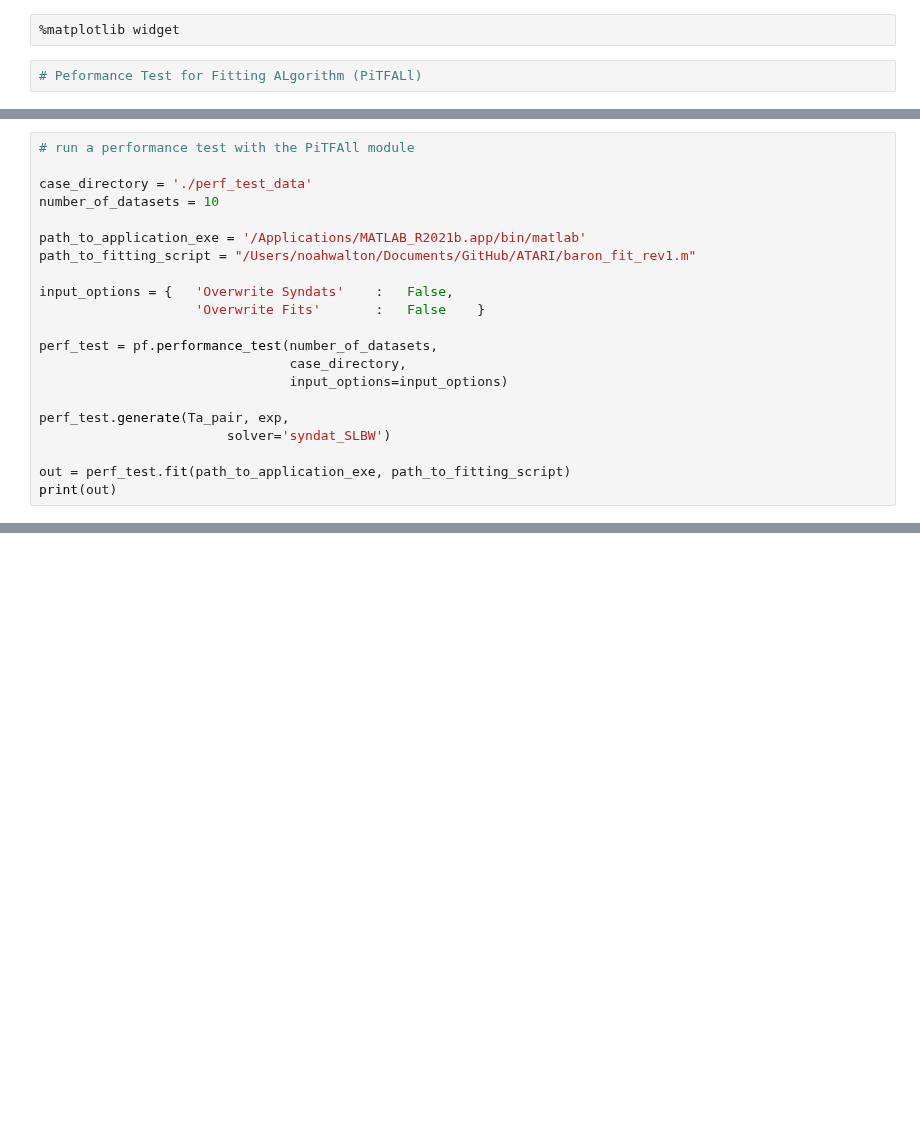
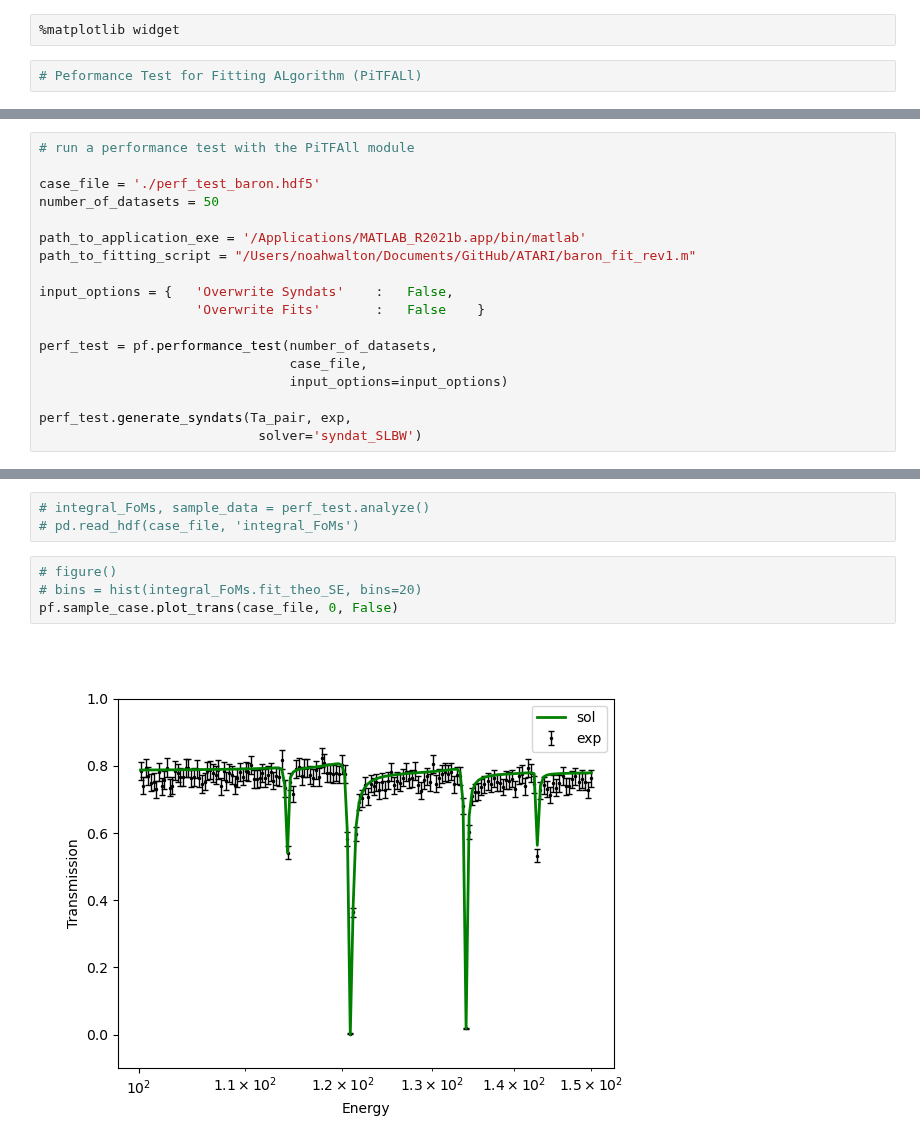
Before and after one commit to Naww137/ATARI, a Jupyter notebook: dev.ipynb, the cells around one changed output, grey strips where cells are left out. Cells and saved outputs as stored; diff of their text form; blank space fills up the shorter version.

```diff
--- a/dev.ipynb
+++ b/dev.ipynb
@@ -45,8 +50,8 @@ exp = syndat.experiment(E_min_max,
 # %%
 # run a performance test with the PiTFAll module
 
-case_directory = './perf_test_data'
-number_of_datasets = 10
+case_file = './perf_test_baron.hdf5'
+number_of_datasets = 50
 
 path_to_application_exe = '/Applications/MATLAB_R2021b.app/bin/matlab'
 path_to_fitting_script = "/Users/noahwalton/Documents/GitHub/ATARI/baron_fit_rev1.m"
@@ -55,11 +60,8 @@ input_options = {   'Overwrite Syndats'    :   False,
                     'Overwrite Fits'       :   False    }
 
 perf_test = pf.performance_test(number_of_datasets,
-                                case_directory,
+                                case_file,
                                 input_options=input_options)
 
-perf_test.generate(Ta_pair, exp,
-                        solver='syndat_SLBW')
-
-out = perf_test.fit(path_to_application_exe, path_to_fitting_script)
-print(out)
+perf_test.generate_syndats(Ta_pair, exp,
+                            solver='syndat_SLBW')
@@ -152,0 +85,9 @@ CompletedProcess(args=['/Applications/MATLAB_R2021b.app/bin/matlab', '-nodisplay
+# %%
+# integral_FoMs, sample_data = perf_test.analyze()
+# pd.read_hdf(case_file, 'integral_FoMs')
+# %%
+# figure()
+# bins = hist(integral_FoMs.fit_theo_SE, bins=20)
+pf.sample_case.plot_trans(case_file, 0, False)
+# %% [output]
+[figure, added]
```
Also changed, not shown: parts of 13 cells of this notebook, 4 other files.
